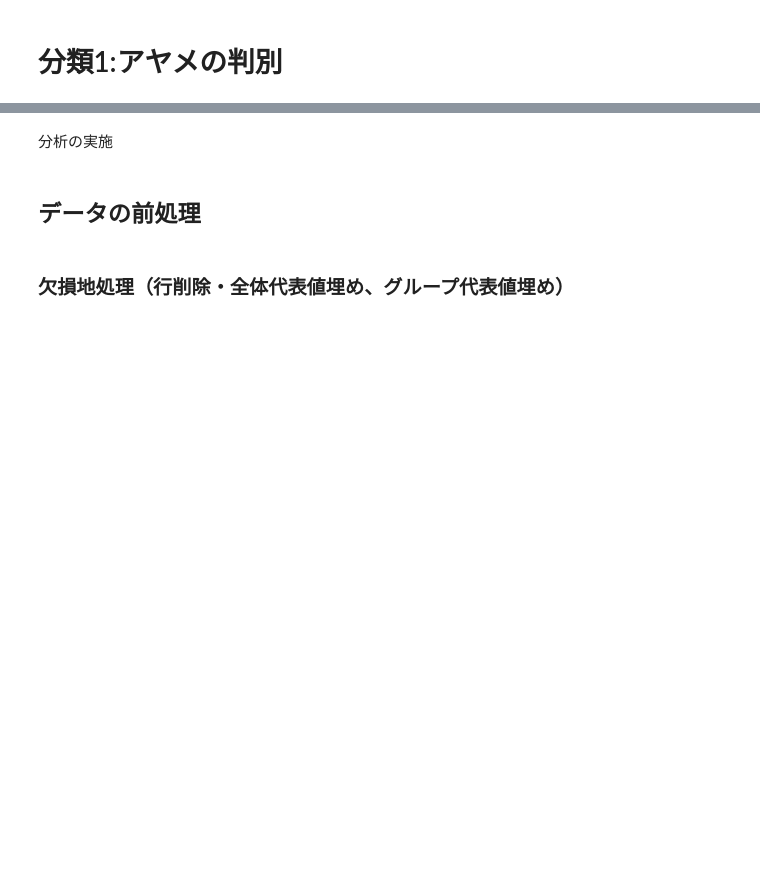
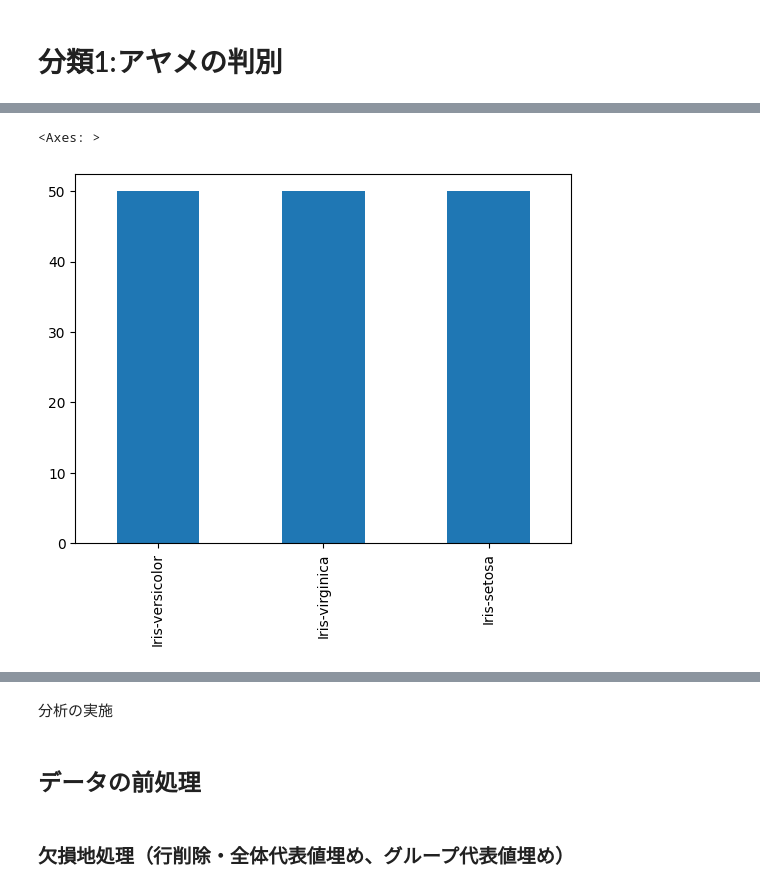
Before and after one commit to k2works/pragmatic-programing-exercise-2023, a Jupyter notebook: src/api/notebooks/chap09.ipynb, the cells around one changed output, grey strips where cells are left out. Drawn from its saved outputs; the diff is of its cells as text; code cells hidden in the pictures; blank space fills up the shorter version.

```diff
--- a/src/api/notebooks/chap09.ipynb
+++ b/src/api/notebooks/chap09.ipynb
@@ -7,0 +101,3 @@ path = os.path.dirname(os.path.abspath(__file__))
+# %%
+df = repo.get_data()
+df.head(3)
@@ -13,0 +171,2 @@ path = os.path.dirname(os.path.abspath(__file__))
+# %%
+species = CategoricalData(df, 'species')
@@ -13,0 +180,8 @@ path = os.path.dirname(os.path.abspath(__file__))
+# %%
+species.plot()
+
+## %% [markdown]
+# ### 種類カテゴリの数値変換
+# %% [output]
+<Axes: >
+[figure, added]
```
Also changed, not shown: parts of 29 cells of this notebook, 1 other file.
